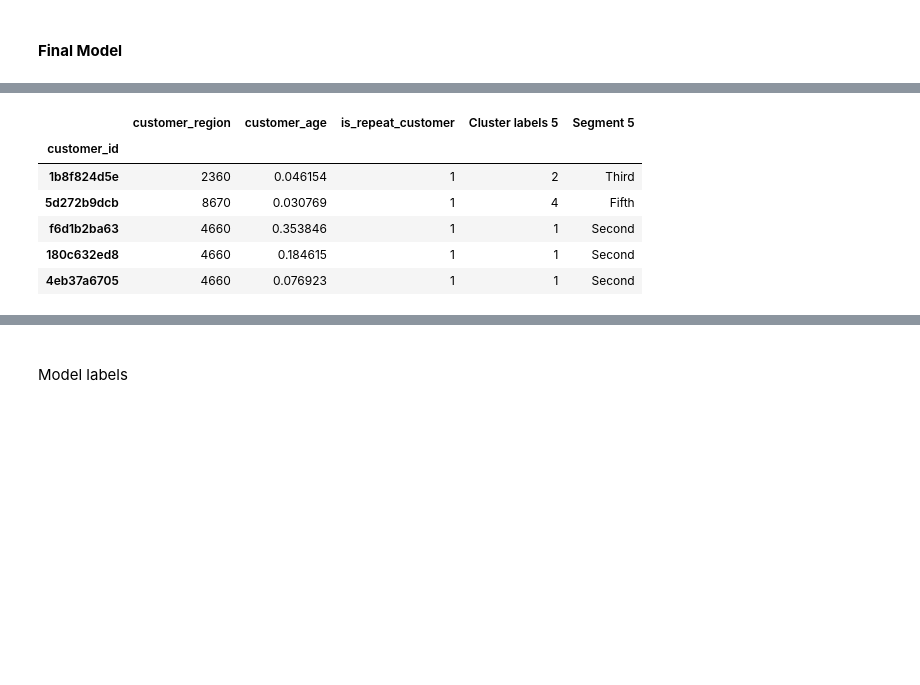
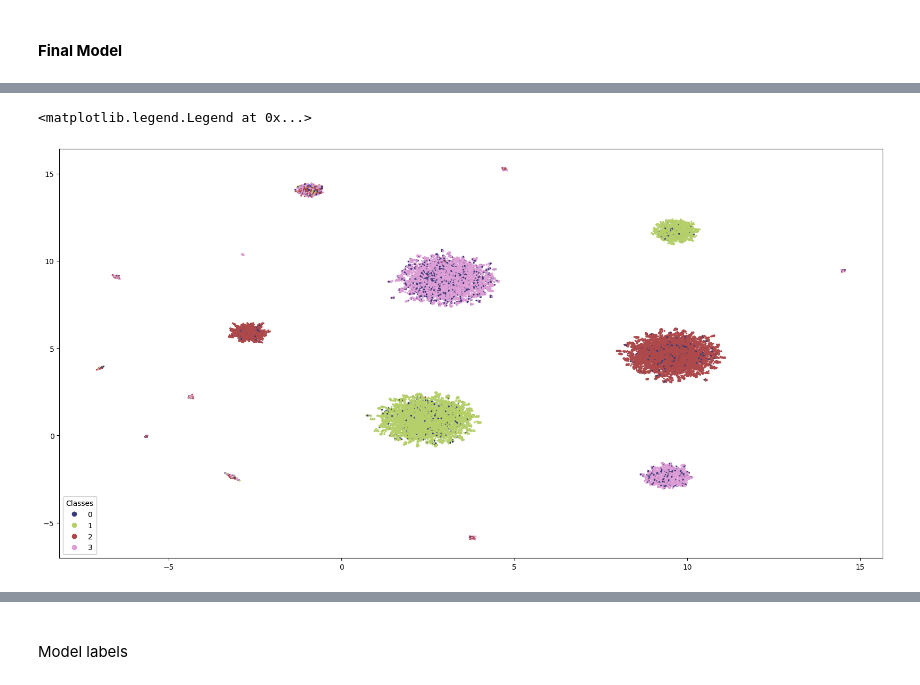
Before and after one commit to antoniooliveira03/data_mining, a Jupyter notebook: customer_segmentation.ipynb, the cells around one changed output, grey strips where cells are left out. Saved outputs shown, nothing was run; the diff lists cells and outputs as text; code cells hidden in the pictures; blank space fills up the shorter version.

```diff
--- a/customer_segmentation.ipynb
+++ b/customer_segmentation.ipynb
@@ -230,20 +251,18 @@ plt.show()
+# %%
+model_4 = KPrototypes(n_clusters= 4, init= "Cao",random_state=42)
+clusters4 = model_4.fit_predict(customer_data, categorical= categorical)
+# %%
+fig, ax = plt.subplots()
+fig.set_size_inches((20, 10))
+scatter = ax.scatter(embedding_array[:, 0], embedding_array[:, 1], s=2, c=clusters4, cmap='tab20b', alpha=1.0)
+
+# produce a legend with the unique colors from the scatter
+legend1 = ax.legend(*scatter.legend_elements(num=3),
+                    loc="lower left", title="Classes")
+ax.add_artist(legend1)
+# %% [output]
+<matplotlib.legend.Legend at 0x...>
+[figure, added]
 # %%
 model_5 = KPrototypes(n_clusters= 5, init= "Cao",random_state=42)
 clusters5 = model_5.fit_predict(customer_data, categorical= categorical)
-# %%
-customer_data["Cluster labels 5"]= model_5.labels_
-customer_data["Segment 5"]= customer_data["Cluster labels 5"].map({0:"First", 1:"Second", 2:"Third", 3:"Fourth", 4:"Fifth"})
-
-# Order the clusters
-customer_data["Segment 5"] = customer_data["Segment 5"].astype("category")
-customer_data["Segment 5"] = customer_data["Segment 5"].cat.reorder_categories(["First","Second","Third","Fourth","Fifth"])
-
-customer_data.head()
-# %% [output]
-|  | customer_region | customer_age | is_repeat_customer | Cluster labels 5 | Segment 5 |
-| customer_id |  |  |  |  |  |
-| 1b8f824d5e | 2360 | 0.046154 | 1 | 2 | Third |
-| 5d272b9dcb | 8670 | 0.030769 | 1 | 4 | Fifth |
-| f6d1b2ba63 | 4660 | 0.353846 | 1 | 1 | Second |
-| 180c632ed8 | 4660 | 0.184615 | 1 | 1 | Second |
-| 4eb37a6705 | 4660 | 0.076923 | 1 | 1 | Second |
```
Also changed, not shown: parts of 25 cells of this notebook, 1 other file.
